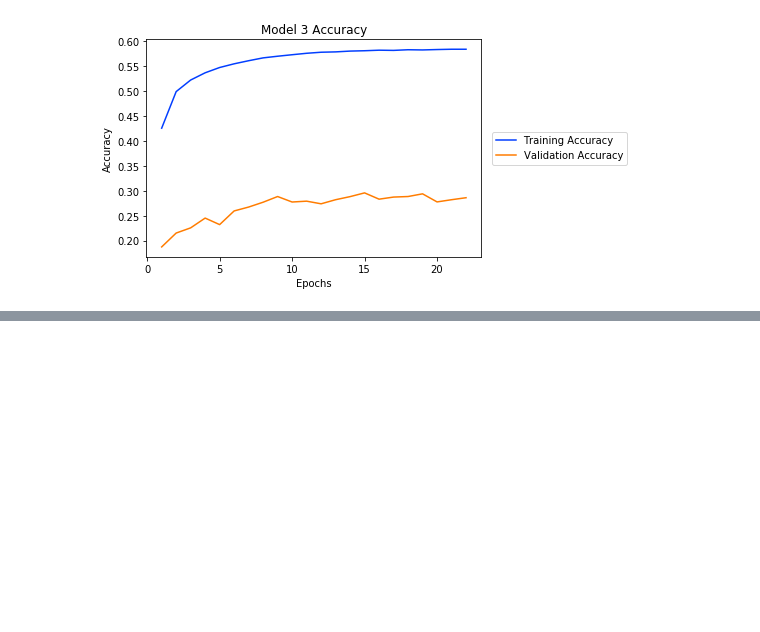
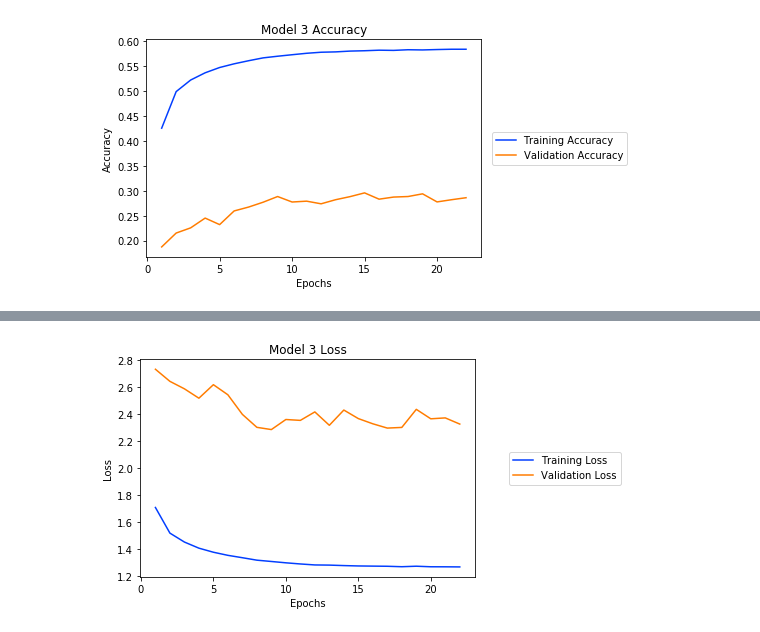
Before and after one commit to brandonscolieri/FaceValue, a Jupyter notebook: images/graphs.ipynb, the cells around one changed output, grey strips where cells are left out. Cells and saved outputs as stored; diff of their text form; code cells hidden in the pictures; blank space fills up the shorter version.

```diff
--- a/images/graphs.ipynb
+++ b/images/graphs.ipynb
@@ -228,0 +271,22 @@ plt.show()
+# %%
+sns.set_palette("bright")
+
+plt.plot('epochs', 'loss', data=df_b)
+plt.plot('epochs', 'val_loss', data=df_b)
+plt.title('Model 3 Loss')
+plt.xlabel('Epochs')
+plt.ylabel('Loss')
+plt.legend(labels=loss_legend_lb, loc=5, bbox_to_anchor=(1.45, 0.5))
+plt.savefig("model_3_loss", quality=95, dpi=1200, bbox_inches="tight")
+
+### FOR LATER STUFF ###
+plt.title('Model 2 Loss')
+plt.savefig("model-iteration2-loss", quality=95, dpi=1200, bbox_inches="tight")
+
+### Reset title
+plt.title('Model 3 Loss')
+
+# MAY NOT WORK PROPERLY! This shows the plot but it may not look good
+plt.show()
+# %% [output]
+[figure, added]
```
Also changed, not shown: parts of 4 cells of this notebook, 7 other files.
